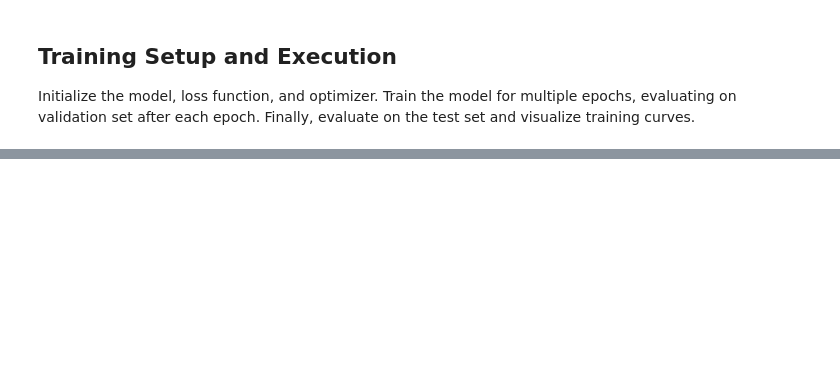
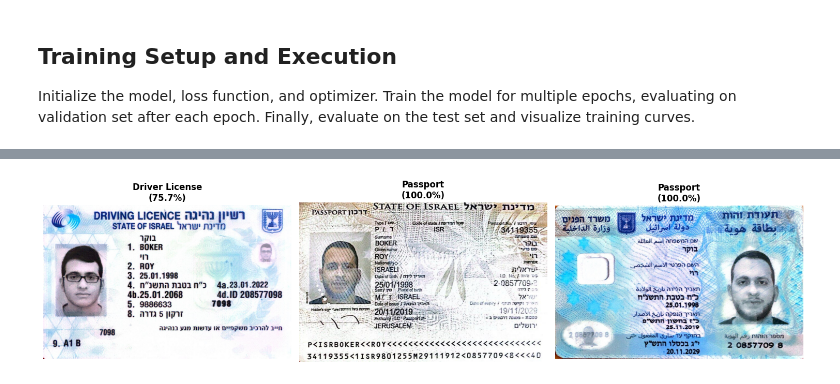
Before and after one commit to royboker/-final-project, a Jupyter notebook: notebooks/document_type_classification/resnet18/resnet18_baseline_1000.ipynb, the cells around one changed output, grey strips where cells are left out. Saved outputs shown, nothing was run; the diff lists cells and outputs as text; code cells hidden in the pictures; blank space fills up the shorter version.

```diff
--- a/notebooks/document_type_classification/resnet18/resnet18_baseline_1000.ipynb
+++ b/notebooks/document_type_classification/resnet18/resnet18_baseline_1000.ipynb
@@ -208,7 +311,7 @@ class ResNet18Classifier(nn.Module):
 
         # Load ResNet18 pre-trained on ImageNet
         if pretrained:
-            self.resnet = models.resnet18(weights=models.ResNet18_Weights.IMAGENET1K_V1)
+            self.resnet = models.resnet18(weights=models.ResNet18_Weights.DEFAULT)
         else:
             self.resnet = models.resnet18(weights=None)
 
@@ -496,0 +650,85 @@ Val   Loss: 0.8482 | Val   Acc: 0.8203
+# %%
+import torch
+import torch.nn.functional as F
+from PIL import Image
+import matplotlib.pyplot as plt
+from pathlib import Path
+
+# Label mapping
+label_map = {
+    0: "ID Card",
+    1: "Passport",
+    2: "Driver License"
+}
+
+# Test images directory
+test_dir = Path("/Users/roy-siftt/final-project/datasets/test")
+
+# Find all JPEG images in test directory
+test_images = list(test_dir.glob("*.jpeg")) + list(test_dir.glob("*.jpg")) + list(test_dir.glob("*.JPEG")) + list(test_dir.glob("*.JPG"))
+
+print(f"Found {len(test_images)} images in test directory:")
+for img_path in test_images:
+    print(f"  - {img_path.name}")
+
+if len(test_images) == 0:
+    print("⚠️  No images found in test directory!")
+else:
+    # Ensure model is in eval mode
+    model.eval()
+
+    # Use the same transform as validation/test
+    # (Assuming val_test_transform is defined - if not, we'll define it here)
+    from torchvision import transforms
+
+    test_transform = transforms.Compose([
+        transforms.Resize(256),
+        transforms.CenterCrop(224),
+        transforms.ToTensor(),
+        transforms.Normalize(mean=[0.485, 0.456, 0.406],
+                           std=[0.229, 0.224, 0.225])
+    ])
+
+    # Process each image
+    fig, axes = plt.subplots(1, len(test_images), figsize=(5*len(test_images), 5))
+    if len(test_images) == 1:
+        axes = [axes]
+
+    for idx, img_path in enumerate(test_images):
+        try:
+            # Load and preprocess image
+            img = Image.open(img_path).convert("RGB")
+            img_tensor = test_transform(img).unsqueeze(0).to(device)
+
+            # Make prediction
+            with torch.no_grad():
+                outputs = model(img_tensor)
+                probabilities = F.softmax(outputs, dim=1)
+                predicted_class = torch.argmax(outputs, dim=1).item()
+                confidence = probabilities[0][predicted_class].item()
+
+            # Display results
+            print(f"\n{'='*60}")
+            print(f"📸 Image: {img_path.name}")
+            print(f"{'='*60}")
+            print(f"🎯 Predicted Document Type: {label_map[predicted_class]}")
+            print(f"📈 Confidence: {confidence*100:.2f}%")
+
+
+            # Display image
+            axes[idx].imshow(img)
+            axes[idx].axis('off')
+            axes[idx].set_title(f"{label_map[predicted_class]}\n({confidence*100:.1f}%)",
+                              fontsize=12, fontweight='bold')
+
+        except Exception as e:
+            print(f"\n❌ Error processing {img_path.name}: {e}")
+            axes[idx].text(0.5, 0.5, f"Error:\n{str(e)[:30]}",
+                          ha='center', va='center', fontsize=10)
+            axes[idx].axis('off')
+
+    plt.tight_layout()
+    plt.show()
+
+    print(f"\n✅ Completed testing on {len(test_images)} images")
+# %% [output]
@@ -496,0 +752 @@ Val   Loss: 0.8482 | Val   Acc: 0.8203
+[figure, added]
```
Also changed, not shown: parts of 12 cells of this notebook, 35 other files.
